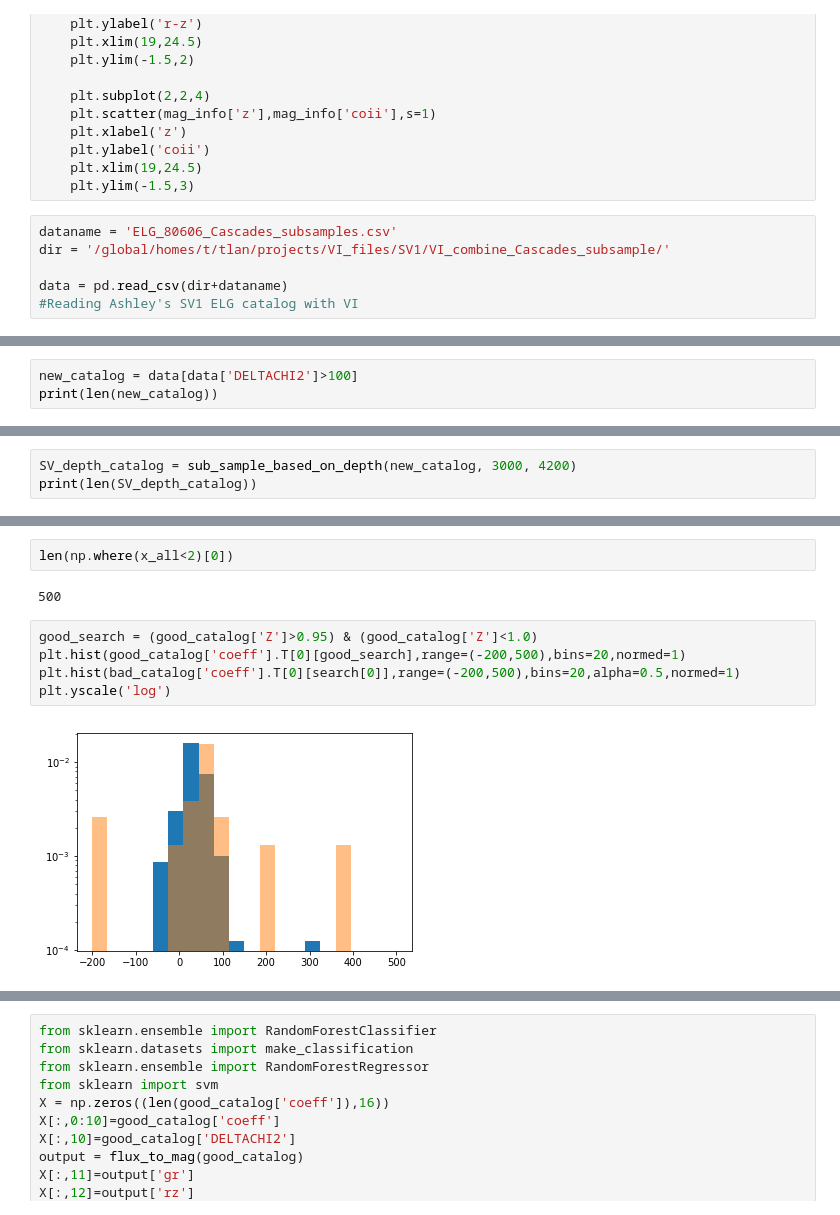
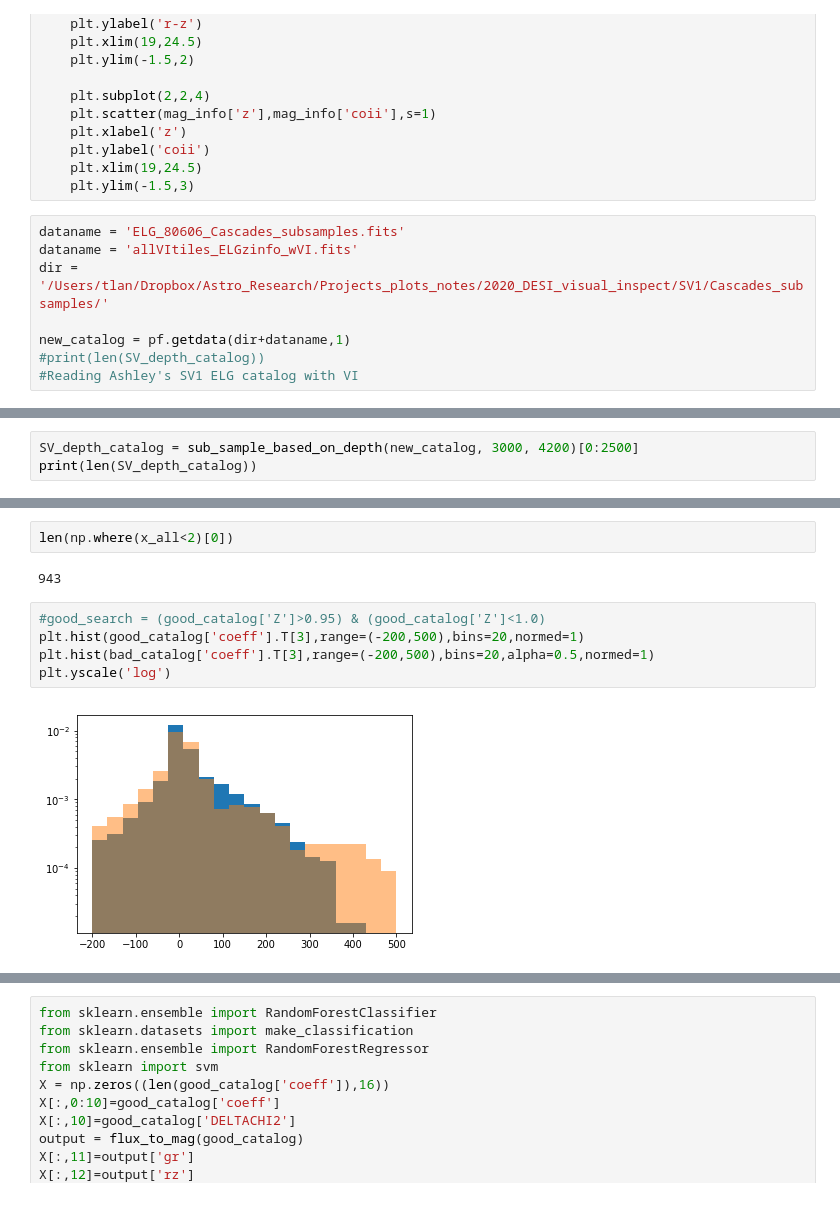
Before and after one commit to astro-blue/DESI_VI, a Jupyter notebook: SV_selection_algorithm/Parameter_exploration_with_SV1_catalog.ipynb, the cells around one changed output, grey strips where cells are left out. Cells and saved outputs as stored; diff of their text form.

```diff
--- a/SV_selection_algorithm/Parameter_exploration_with_SV1_catalog.ipynb
+++ b/SV_selection_algorithm/Parameter_exploration_with_SV1_catalog.ipynb
@@ -61,8 +59,10 @@ def plot_ELG_cc_plot(catalog):
     plt.xlim(19,24.5)
     plt.ylim(-1.5,3)
 # %%
-dataname = 'ELG_80606_Cascades_subsamples.csv'
-dir = '/global/homes/t/tlan/projects/VI_files/SV1/VI_combine_Cascades_subsample/'
+dataname = 'ELG_80606_Cascades_subsamples.fits'
+dataname = 'allVItiles_ELGzinfo_wVI.fits'
+dir = '/Users/tlan/Dropbox/Astro_Research/Projects_plots_notes/2020_DESI_visual_inspect/SV1/Cascades_subsamples/'
 
-data = pd.read_csv(dir+dataname)
+new_catalog = pf.getdata(dir+dataname,1)
+#print(len(SV_depth_catalog))
 #Reading Ashley's SV1 ELG catalog with VI
@@ -71,3 +68,0 @@ NameError: name 'pd' is not defined
-# %%
-new_catalog = data[data['DELTACHI2']>100]
-print(len(new_catalog))
@@ -81,4 +69,4 @@ len(set(data['TARGETID']))
 # %%
-SV_depth_catalog = sub_sample_based_on_depth(new_catalog, 3000, 4200)
+SV_depth_catalog = sub_sample_based_on_depth(new_catalog, 3000, 4200)[0:2500]
 print(len(SV_depth_catalog))
 # %% [output]
@@ -205,14 +183,14 @@ plot_ELG_cc_plot(bad_catalog[search[0]])
 # %%
 len(np.where(x_all<2)[0])
 # %% [output]
-500
+943
 # %%
-good_search = (good_catalog['Z']>0.95) & (good_catalog['Z']<1.0)
-plt.hist(good_catalog['coeff'].T[0][good_search],range=(-200,500),bins=20,normed=1)
-plt.hist(bad_catalog['coeff'].T[0][search[0]],range=(-200,500),bins=20,alpha=0.5,normed=1)
+#good_search = (good_catalog['Z']>0.95) & (good_catalog['Z']<1.0)
+plt.hist(good_catalog['coeff'].T[3],range=(-200,500),bins=20,normed=1)
+plt.hist(bad_catalog['coeff'].T[3],range=(-200,500),bins=20,alpha=0.5,normed=1)
 plt.yscale('log')
 # %% [output]
-[figure, old version]
+[figure, new version]
 # %%
 plt.scatter(good_catalog['coeff'].T[3],good_catalog['coeff'].T[5],s=1)
 plt.scatter(bad_catalog['coeff'].T[3],bad_catalog['coeff'].T[5],s=1)
```
Also changed, not shown: parts of 26 cells of this notebook, 5 other files.
